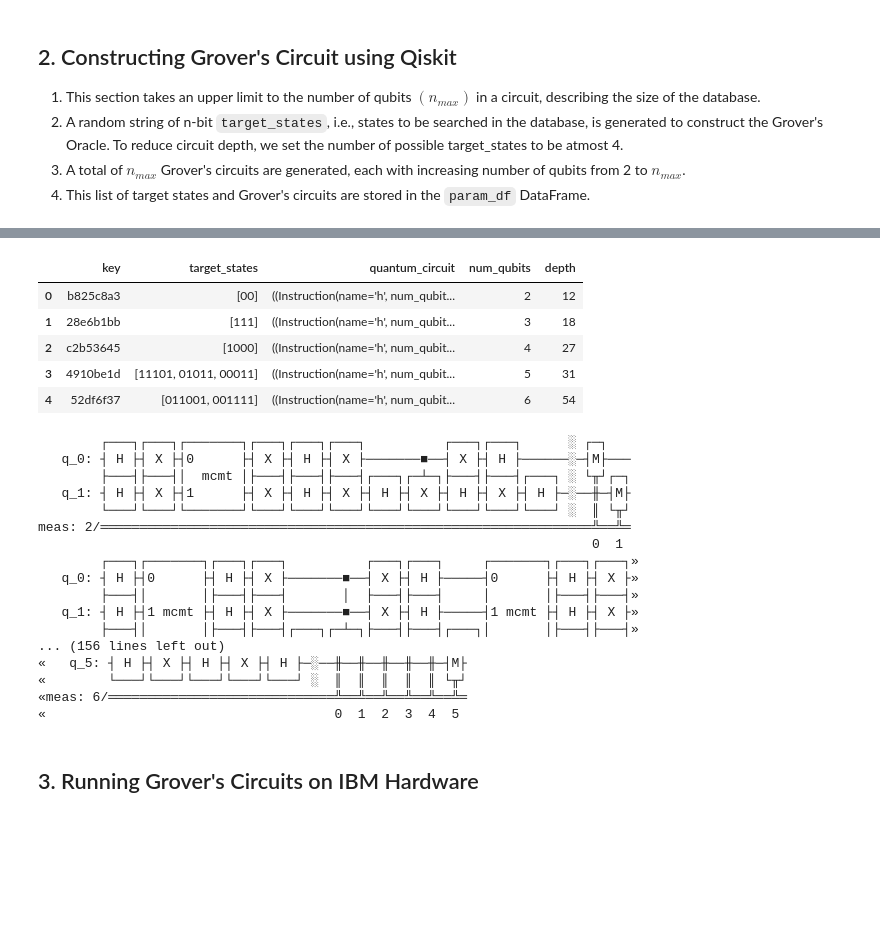
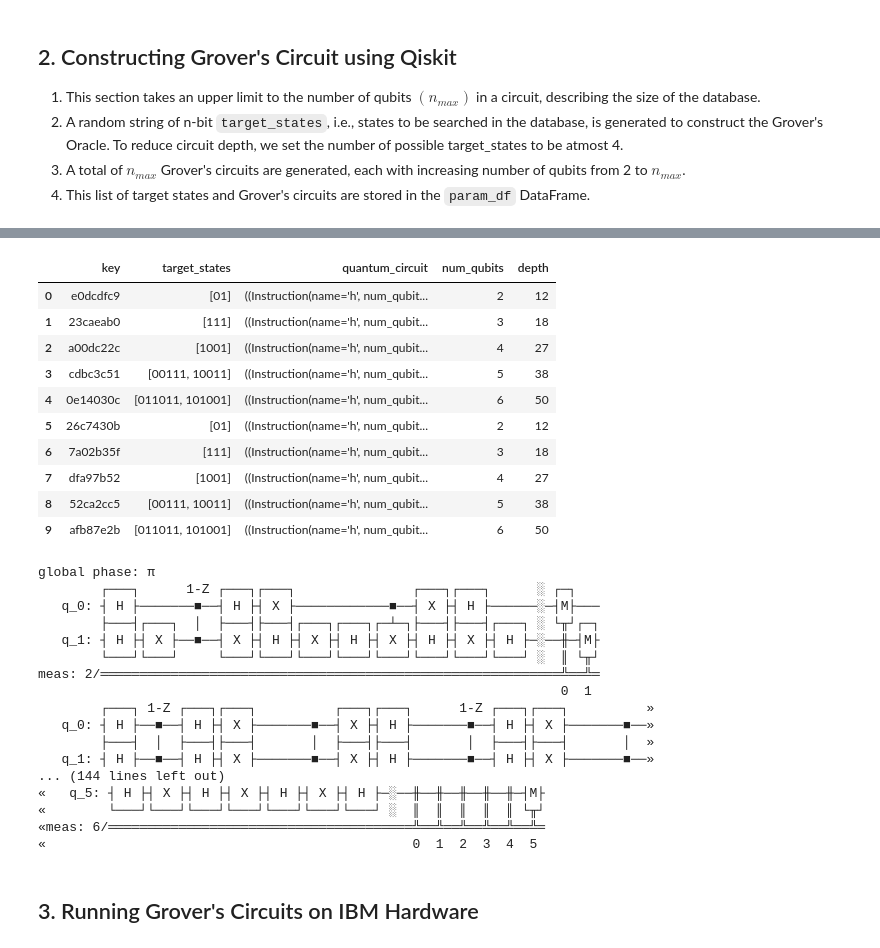
Before and after one commit to pranavi-jain/quantum-algorithms, a Jupyter notebook: grovers-algorithm.ipynb, the cells around one changed output, grey strips where cells are left out. Drawn from its saved outputs; the diff is of its cells as text; code cells hidden in the pictures; blank space fills up the shorter version.

```diff
--- a/grovers-algorithm.ipynb
+++ b/grovers-algorithm.ipynb
@@ -59,8 +59,8 @@ Generated Key: 529c21cc
 ## Do this for existing data only!
 from helper import get_quantum_circuit_from_json
 
-param_json = 'saved_data/parameters_20241208_1141.json'
-output_json = 'saved_data/output_20241208_1141.json'
+param_json = 'saved_data/parameters_20241208_1221.json'
+output_json = 'saved_data/output_20241208_1221.json'
 
 param_df = pd.read_json(param_json, orient="records")
 param_df['quantum_circuit'] = get_quantum_circuit_from_json(param_df['quantum_circuit'])
@@ -104,46 +129,51 @@ Target states:
 # %%
 from grover import grover_circuit
 
 # Generate n_max Grover's circuits and storing in Data Frame
-idx = 0
-param_df.drop(param_df.index, inplace=True)
+
+# Drop the existing dataframe is not required
+# param_df.drop(param_df.index, inplace=True)
 
 for states in target_states:
     circuit = grover_circuit(states)
     key = generate_short_key()
-    param_df.loc[idx] = [key, list(states), circuit, circuit.num_qubits, circuit.depth()]
-    idx = idx + 1
+    param_df.loc[len(param_df)] = [key, list(states), circuit, circuit.num_qubits, circuit.depth()]
 
 param_df
 # %% [output]
 |  | key | target_states | quantum_circuit | num_qubits | depth |
-| 0 | b825c8a3 | [00] | ((Instruction(name='h', num_qubit... | 2 | 12 |
-| 1 | 28e6b1bb | [111] | ((Instruction(name='h', num_qubit... | 3 | 18 |
-| 2 | c2b53645 | [1000] | ((Instruction(name='h', num_qubit... | 4 | 27 |
-| 3 | 4910be1d | [11101, 01011, 00011] | ((Instruction(name='h', num_qubit... | 5 | 31 |
-| 4 | 52df6f37 | [011001, 001111] | ((Instruction(name='h', num_qubit... | 6 | 54 |
+| 0 | e0dcdfc9 | [01] | ((Instruction(name='h', num_qubit... | 2 | 12 |
+| 1 | 23caeab0 | [111] | ((Instruction(name='h', num_qubit... | 3 | 18 |
+| 2 | a00dc22c | [1001] | ((Instruction(name='h', num_qubit... | 4 | 27 |
+| 3 | cdbc3c51 | [00111, 10011] | ((Instruction(name='h', num_qubit... | 5 | 38 |
+| 4 | 0e14030c | [011011, 101001] | ((Instruction(name='h', num_qubit... | 6 | 50 |
+| 5 | 26c7430b | [01] | ((Instruction(name='h', num_qubit... | 2 | 12 |
+| 6 | 7a02b35f | [111] | ((Instruction(name='h', num_qubit... | 3 | 18 |
+| 7 | dfa97b52 | [1001] | ((Instruction(name='h', num_qubit... | 4 | 27 |
+| 8 | 52ca2cc5 | [00111, 10011] | ((Instruction(name='h', num_qubit... | 5 | 38 |
+| 9 | afb87e2b | [011011, 101001] | ((Instruction(name='h', num_qubit... | 6 | 50 |
 # %%
 # Print the Grover's circuits
 for qc in param_df["quantum_circuit"]:
     print(qc)
 # %% [output]
-        ┌───┐┌───┐┌───────┐┌───┐┌───┐┌───┐          ┌───┐┌───┐      ░ ┌─┐
-   q_0: ┤ H ├┤ X ├┤0      ├┤ X ├┤ H ├┤ X ├───────■──┤ X ├┤ H ├──────░─┤M├───
-        ├───┤├───┤│  mcmt │├───┤├───┤├───┤┌───┐┌─┴─┐├───┤├───┤┌───┐ ░ └╥┘┌─┐
-   q_1: ┤ H ├┤ X ├┤1      ├┤ X ├┤ H ├┤ X ├┤ H ├┤ X ├┤ H ├┤ X ├┤ H ├─░──╫─┤M├
-        └───┘└───┘└───────┘└───┘└───┘└───┘└───┘└───┘└───┘└───┘└───┘ ░  ║ └╥┘
-meas: 2/═══════════════════════════════════════════════════════════════╩══╩═
-                                                                       0  1
-        ┌───┐┌───────┐┌───┐┌───┐          ┌───┐┌───┐     ┌───────┐┌───┐┌───┐»
-   q_0: ┤ H ├┤0      ├┤ H ├┤ X ├───────■──┤ X ├┤ H ├─────┤0      ├┤ H ├┤ X ├»
-        ├───┤│       │├───┤├───┤       │  ├───┤├───┤     │       │├───┤├───┤»
-   q_1: ┤ H ├┤1 mcmt ├┤ H ├┤ X ├───────■──┤ X ├┤ H ├─────┤1 mcmt ├┤ H ├┤ X ├»
-        ├───┤│       │├───┤├───┤┌───┐┌─┴─┐├───┤├───┤┌───┐│       │├───┤├───┤»
-... (156 lines left out)
-«   q_5: ┤ H ├┤ X ├┤ H ├┤ X ├┤ H ├─░──╫──╫──╫──╫──╫─┤M├
-«        └───┘└───┘└───┘└───┘└───┘ ░  ║  ║  ║  ║  ║ └╥┘
-«meas: 6/═════════════════════════════╩══╩══╩══╩══╩══╩═
-«                                     0  1  2  3  4  5
+global phase: π
+        ┌───┐      1-Z ┌───┐┌───┐               ┌───┐┌───┐      ░ ┌─┐
+   q_0: ┤ H ├───────■──┤ H ├┤ X ├────────────■──┤ X ├┤ H ├──────░─┤M├───
+        ├───┤┌───┐  │  ├───┤├───┤┌───┐┌───┐┌─┴─┐├───┤├───┤┌───┐ ░ └╥┘┌─┐
+   q_1: ┤ H ├┤ X ├──■──┤ X ├┤ H ├┤ X ├┤ H ├┤ X ├┤ H ├┤ X ├┤ H ├─░──╫─┤M├
+        └───┘└───┘     └───┘└───┘└───┘└───┘└───┘└───┘└───┘└───┘ ░  ║ └╥┘
+meas: 2/═══════════════════════════════════════════════════════════╩══╩═
+                                                                   0  1
+        ┌───┐ 1-Z ┌───┐┌───┐          ┌───┐┌───┐      1-Z ┌───┐┌───┐          »
+   q_0: ┤ H ├──■──┤ H ├┤ X ├───────■──┤ X ├┤ H ├───────■──┤ H ├┤ X ├───────■──»
+        ├───┤  │  ├───┤├───┤       │  ├───┤├───┤       │  ├───┤├───┤       │  »
+   q_1: ┤ H ├──■──┤ H ├┤ X ├───────■──┤ X ├┤ H ├───────■──┤ H ├┤ X ├───────■──»
+... (144 lines left out)
+«   q_5: ┤ H ├┤ X ├┤ H ├┤ X ├┤ H ├┤ X ├┤ H ├─░──╫──╫──╫──╫──╫─┤M├
+«        └───┘└───┘└───┘└───┘└───┘└───┘└───┘ ░  ║  ║  ║  ║  ║ └╥┘
+«meas: 6/═══════════════════════════════════════╩══╩══╩══╩══╩══╩═
+«                                               0  1  2  3  4  5
 # %% [markdown]
 ## 3. Running Grover's Circuits on IBM Hardware <a name="ibm"></a>
 # %%
```
Also changed, not shown: parts of 20 cells of this notebook, 13 other files.
